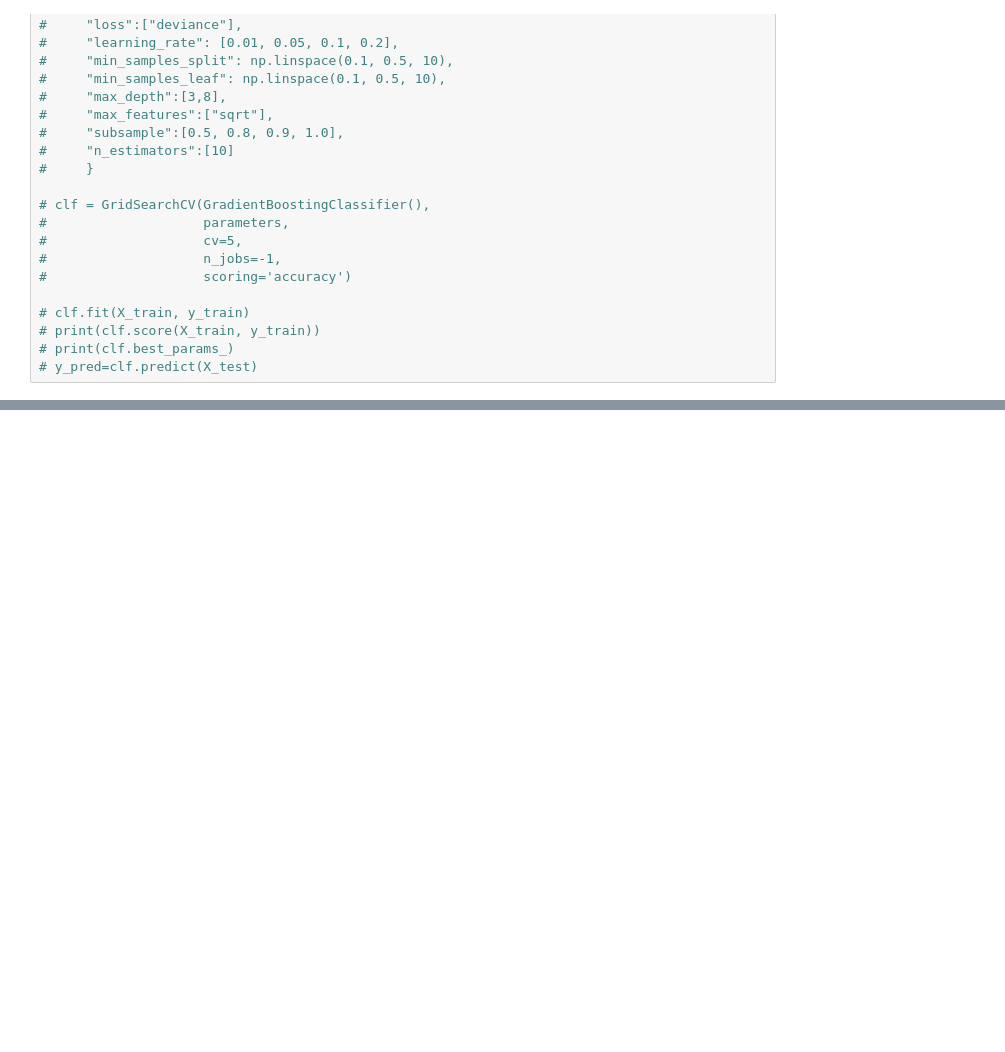
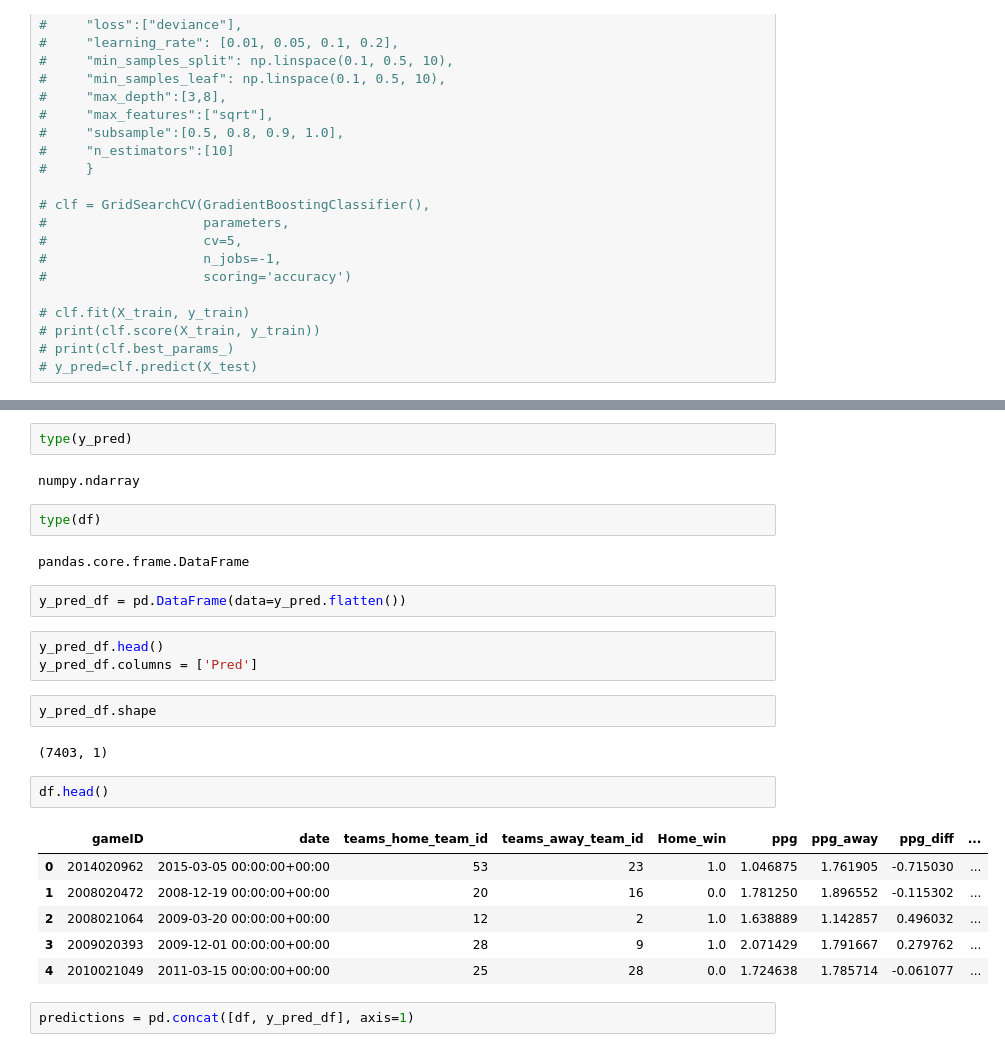
Before and after one commit to FrischWaugh/NHL_Prediction, a Jupyter notebook: notebooks/Make_Prediction.ipynb, the cells around one changed output, grey strips where cells are left out. Drawn from its saved outputs; the diff is of its cells as text; blank space fills up the shorter version.

```diff
--- a/notebooks/Make_Prediction.ipynb
+++ b/notebooks/Make_Prediction.ipynb
@@ -142,0 +189,28 @@ weighted avg       0.55      0.56      0.50      2891
+# %%
+type(y_pred)
+# %% [output]
+numpy.ndarray
+# %%
+type(df)
+# %% [output]
+pandas.core.frame.DataFrame
+# %%
+y_pred_df = pd.DataFrame(data=y_pred.flatten())
+# %%
+y_pred_df.head()
+y_pred_df.columns = ['Pred']
+# %%
+y_pred_df.shape
+# %% [output]
+(7403, 1)
+# %%
+df.head()
+# %% [output]
+|  | gameID | date | teams_home_team_id | teams_away_team_id | Home_win | ppg | ppg_away | ppg_diff | ... |
+| 0 | 2014020962 | 2015-03-05 00:00:00+00:00 | 53 | 23 | 1.0 | 1.046875 | 1.761905 | -0.715030 | ... |
+| 1 | 2008020472 | 2008-12-19 00:00:00+00:00 | 20 | 16 | 0.0 | 1.781250 | 1.896552 | -0.115302 | ... |
+| 2 | 2008021064 | 2009-03-20 00:00:00+00:00 | 12 | 2 | 1.0 | 1.638889 | 1.142857 | 0.496032 | ... |
+| 3 | 2009020393 | 2009-12-01 00:00:00+00:00 | 28 | 9 | 1.0 | 2.071429 | 1.791667 | 0.279762 | ... |
+| 4 | 2010021049 | 2011-03-15 00:00:00+00:00 | 25 | 28 | 0.0 | 1.724638 | 1.785714 | -0.061077 | ... |
+# %%
+predictions = pd.concat([df, y_pred_df], axis=1)
```
Also changed, not shown: parts of 20 cells of this notebook, 8 other files.
